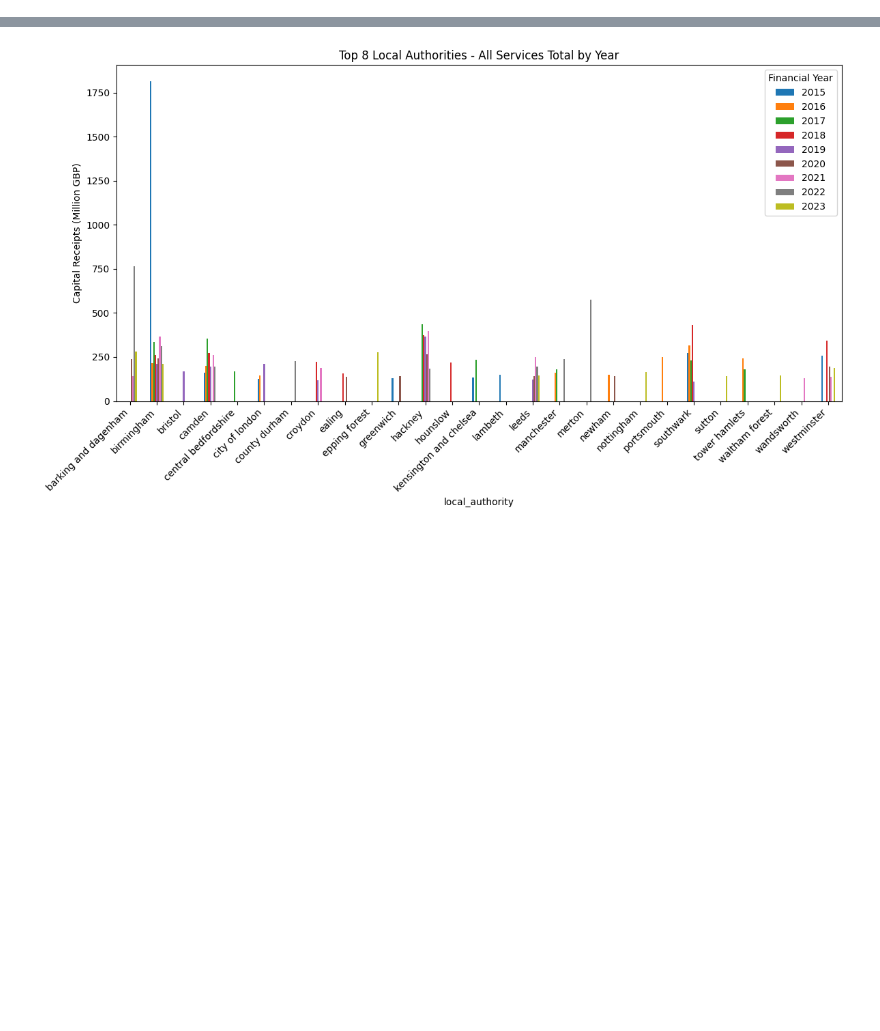
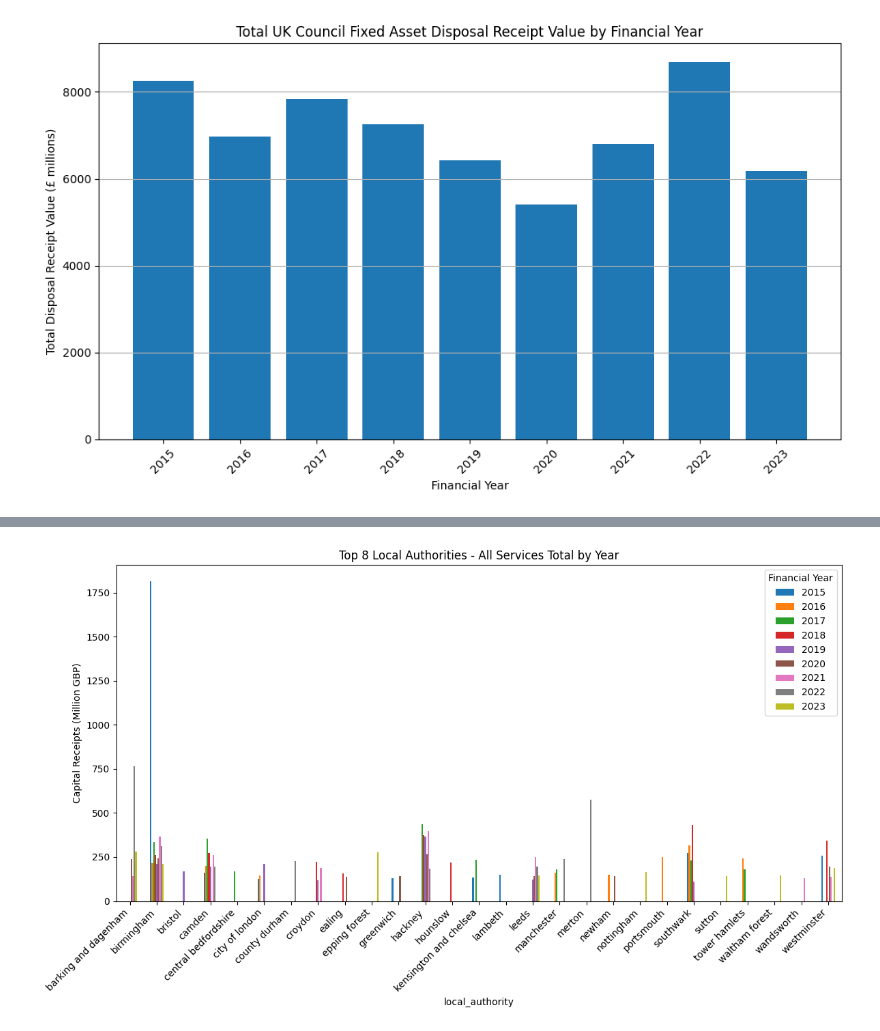
Before and after one commit to crystalyu917/The-Impact-of-Local-Council-Asset-Sales-on-Charity-Survival-in-England, a Jupyter notebook: src/analysis/receipt.ipynb, the cells around one changed output, grey strips where cells are left out. Cells and saved outputs as stored; diff of their text form; code cells hidden in the pictures; blank space fills up the shorter version.

```diff
--- a/src/analysis/receipt.ipynb
+++ b/src/analysis/receipt.ipynb
@@ -3,3 +3,23 @@ import pandas as pd
 import matplotlib.pyplot as plt
 # %%
 filtered_df = pd.read_csv(r'../../data/processed/final_panel_data.csv')
+# %%
+# Group by financial year and sum the values
+yearly_totals = filtered_df.groupby('financial_year')['value'].sum().reset_index()
+
+# Plot
+plt.figure(figsize=(10, 6))
+plt.bar(yearly_totals['financial_year'], yearly_totals['value'])
+
+plt.title('Total UK Council Fixed Asset Disposal Receipt Value by Financial Year')
+plt.xlabel('Financial Year')
+plt.ylabel('Total Disposal Receipt Value (£ millions)')
+
+# Ensure all years are shown
+plt.xticks(ticks=yearly_totals['financial_year'], rotation=45)
+
+plt.grid(True, axis='y')
+plt.tight_layout()
+plt.show()
+# %% [output]
+[figure, added]
```
Also changed, not shown: parts of 1 cell of this notebook, 5 other files.
